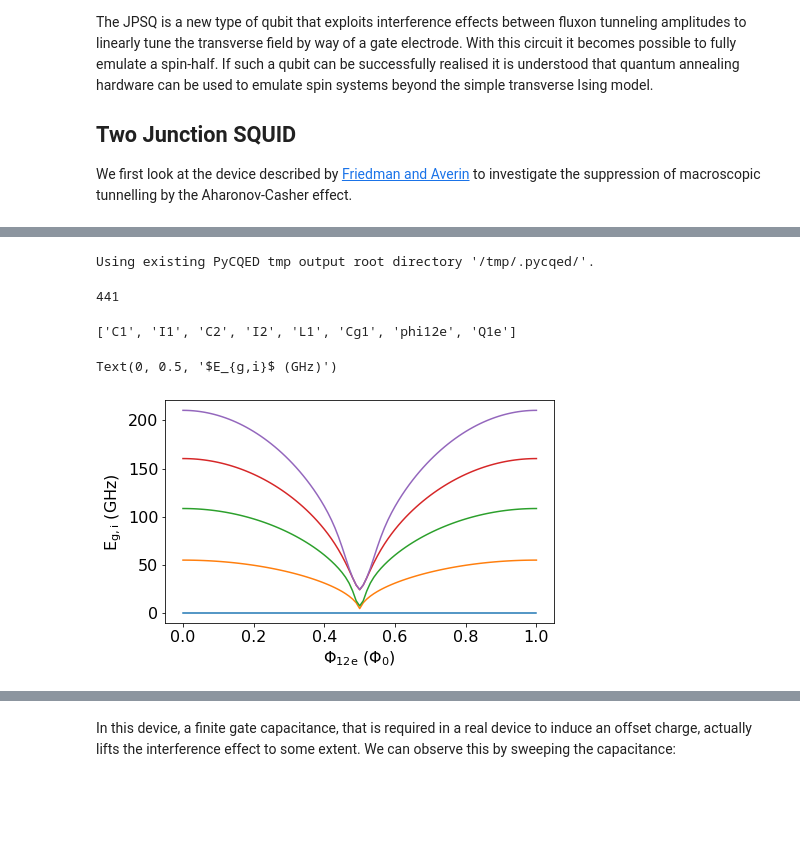
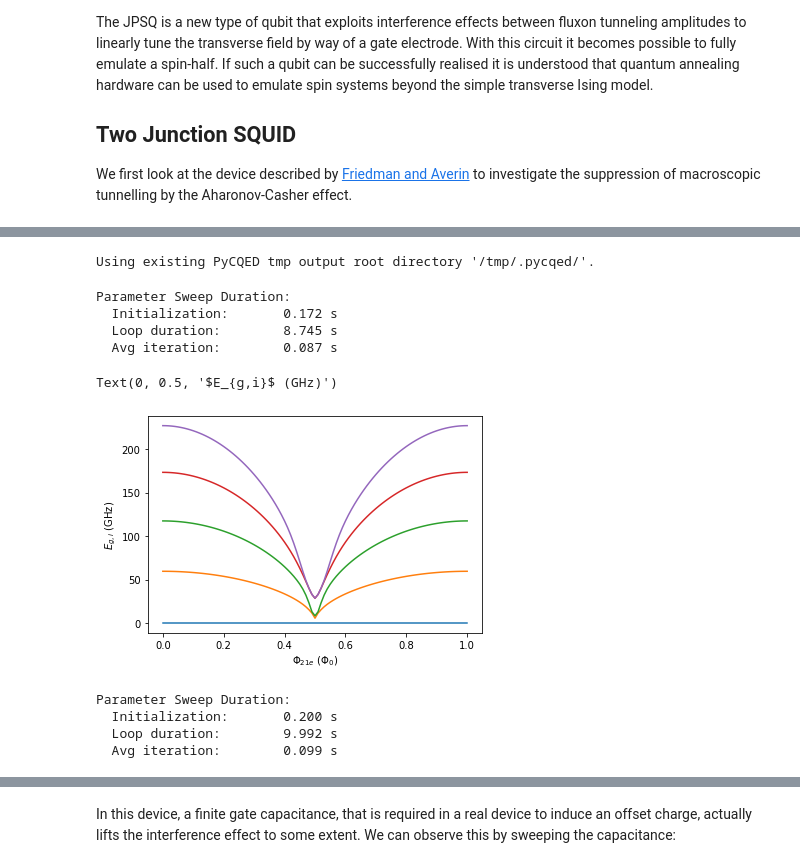
Before and after one commit to Paul-Warburton-Research-Group/pycqed, a Jupyter notebook: notebooks/jpsq-example.ipynb, the cells around one changed output, grey strips where cells are left out. Cells and saved outputs as stored; diff of their text form; code cells hidden in the pictures; blank space fills up the shorter version.

```diff
--- a/notebooks/jpsq-example.ipynb
+++ b/notebooks/jpsq-example.ipynb
@@ -23,0 +14,9 @@ circuit.drawCircuit(inline=True)
+# %%
+graph = CircuitGraph()
+graph.addBranch(0, 1, "C1")
+graph.addBranch(0, 1, "I1")
+graph.addBranch(1, 2, "C2")
+graph.addBranch(1, 2, "I2")
+graph.addBranch(0, 2, "L1")
+graph.addChargeBias(1, "Cg1")
+graph.drawGraphViz()
@@ -23,0 +25,2 @@ circuit.drawCircuit(inline=True)
+# %%
+circuit = SymbolicSystem(graph)
@@ -28,55 +34,54 @@ $\displaystyle \left[\begin{matrix}- 0.5 I_{1} \left(1.0 D^{\dagger}_{1} + 1.0 D
-# %%
-h = HamilSpec(circuit)
-h.setTruncation(1,10,"charge")
-h.setTruncation(2,10,"charge")
-h.prepareOperators()
-h.getHilbertSpaceSize()
-# %% [output]
-Using existing PyCQED tmp output root directory '/tmp/.pycqed/'.
-441
-# %%
-h.getParameterNames()
-# %% [output]
-['C1', 'I1', 'C2', 'I2', 'L1', 'Cg1', 'phi12e', 'Q1e']
 # %%
 Ca = 60 # fF/um^2
 Jc = 3  # uA/um^2
 Aj = 0.3**2 # um^2
+h = NumericalSystem(circuit)
+h.configureOperator(1, 10, "charge")
+h.configureOperator(2, 20, "oscillator")
 h.setParameterValues(
     'C1', Ca*Aj,
     'C2', Ca*Aj,
     'I1', Jc*Aj,
     'I2', Jc*Aj,
     'L1', 100.0,
-    'Cg1', 2.0,
-    'phi12e', 0.0,
+    'Cg1', 0.0,
+    'phi21-1e', 0.0,
     'Q1e', 0.0
 )
-
-spec = [
-    h.sweepSpec('phi12e',0.0,1.0,101)
-]
-sweep = h.paramSweep(spec)
+# %% [output]
+Using existing PyCQED tmp output root directory '/tmp/.pycqed/'.
+# %%
+h.newSweep()
+h.addSweep('phi21-1e', 0.0, 1.0, 101)
+sweep = h.paramSweep(timesweep=True)
+# %% [output]
+Parameter Sweep Duration:
+  Initialization:       0.172 s
+  Loop duration:        8.745 s
+  Avg iteration:        0.087 s
 # %%
-x,sweep_p,v = h.getSweep(sweep,'phi12e',{})
+x,sweep_p,v = h.getSweep(sweep,'phi21-1e',{})
 for i in range(5):
     y = sweep_p[i] - sweep_p[0]
     plt.plot(x,y)
-plt.xlabel("$\\Phi_{12e}$ ($\\Phi_0$)")
+plt.xlabel("$\\Phi_{21e}$ ($\\Phi_0$)")
 plt.ylabel("$E_{g,i}$ (GHz)")
 # %% [output]
 Text(0, 0.5, '$E_{g,i}$ (GHz)')
-[figure, old version]
+[figure, new version]
 # %%
 h.setParameterValues(
-    'phi12e', 0.5,
+    'phi21-1e', 0.5,
     'Q1e', 0.0
 )
-
-spec = [
-    h.sweepSpec('Q1e',0.0,1.0,101)
-]
-sweep = h.paramSweep(spec)
+h.newSweep()
+h.addSweep('Q1e', 0.0, 1.0, 101)
+sweep = h.paramSweep(timesweep=True)
+# %% [output]
+Parameter Sweep Duration:
+  Initialization:       0.200 s
+  Loop duration:        9.992 s
+  Avg iteration:        0.099 s
 # %%
 x,sweep_q,v = h.getSweep(sweep,'Q1e',{})
 for i in range(5):
```
Also changed, not shown: parts of 30 cells of this notebook, 5 other files.
